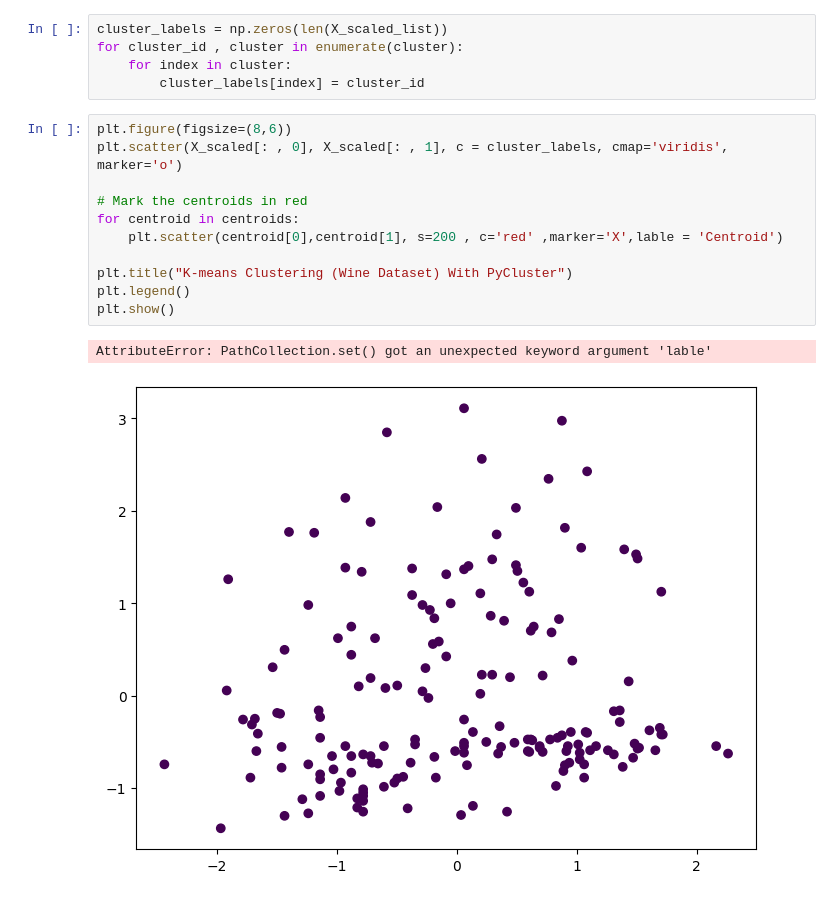
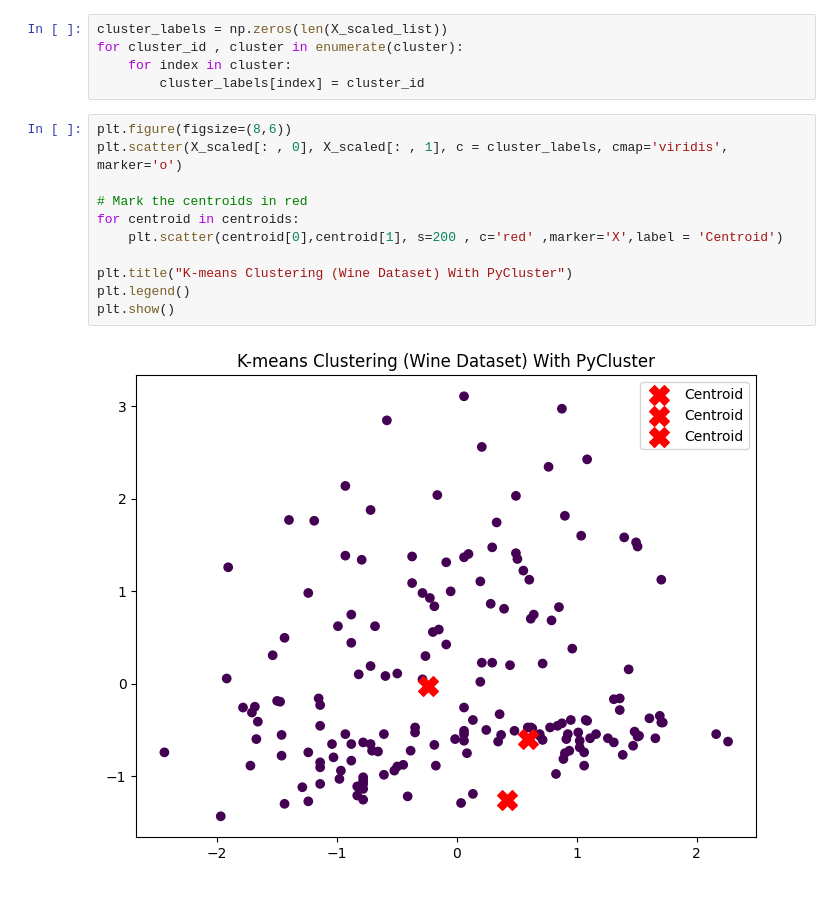
Before and after one commit to Vijay11-08/AIML, a Jupyter notebook: All Tutorials/PuCluster_WineDataset.ipynb, the cells around one changed output. Cells and saved outputs as stored; diff of their text form.

Commit message:
chart

```diff
--- a/All Tutorials/PuCluster_WineDataset.ipynb
+++ b/All Tutorials/PuCluster_WineDataset.ipynb
@@ -95,14 +95,13 @@ for cluster_id , cluster in enumerate(cluster):
 # %%
 plt.figure(figsize=(8,6))
 plt.scatter(X_scaled[: , 0], X_scaled[: , 1], c = cluster_labels, cmap='viridis', marker='o')
 
 # Mark the centroids in red
 for centroid in centroids:
-    plt.scatter(centroid[0],centroid[1], s=200 , c='red' ,marker='X',lable = 'Centroid')
+    plt.scatter(centroid[0],centroid[1], s=200 , c='red' ,marker='X',label = 'Centroid')
 
 plt.title("K-means Clustering (Wine Dataset) With PyCluster")
 plt.legend()
 plt.show()
 # %% [output]
-AttributeError: PathCollection.set() got an unexpected keyword argument 'lable'
-[figure, old version]
+[figure, new version]
```
